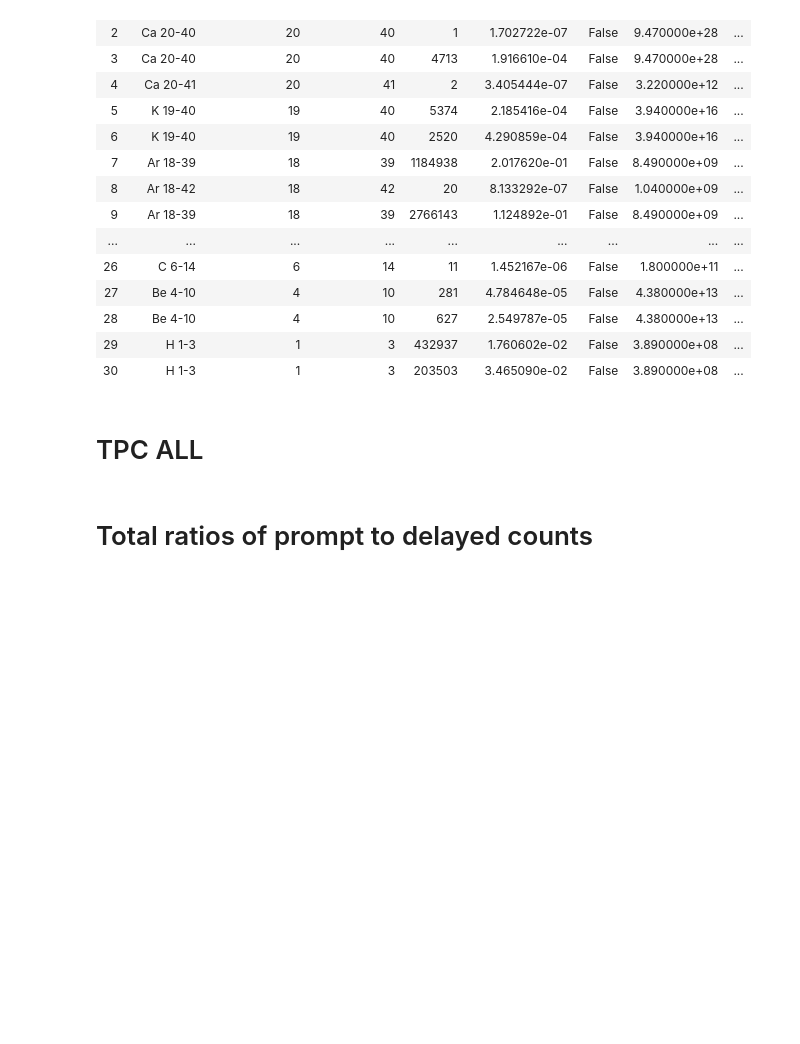
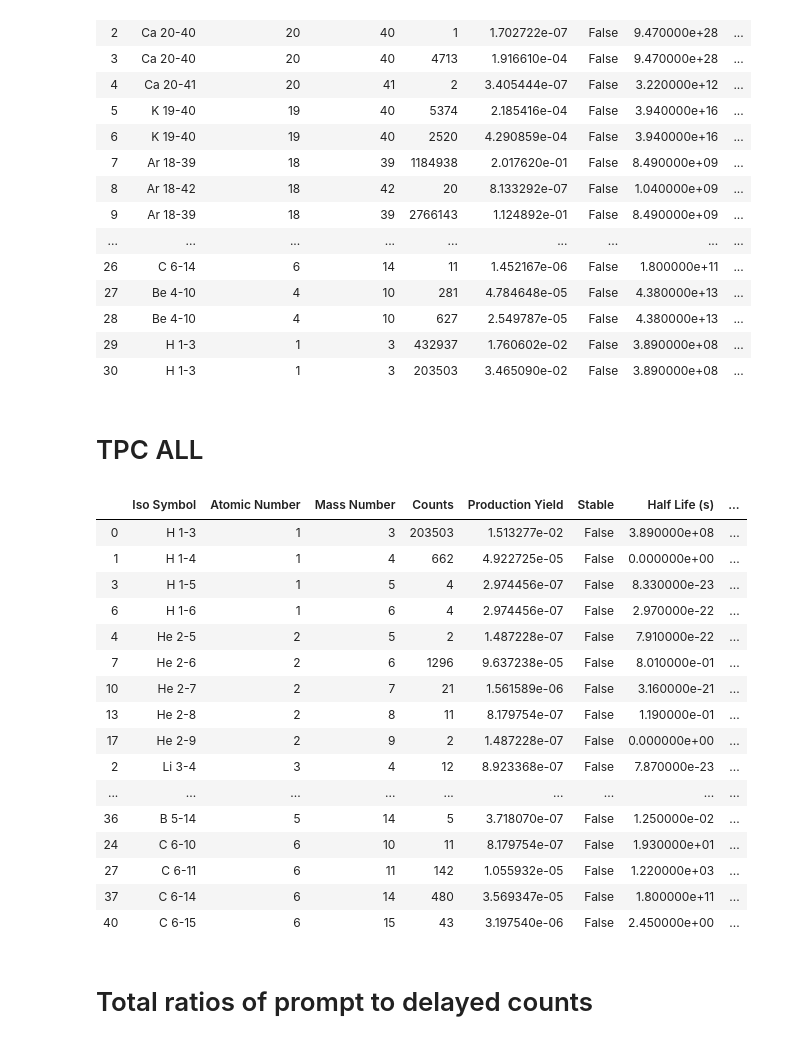
Before and after one commit to TomSB1423/nucleide_data, a Jupyter notebook: vol_counts-shielding.ipynb, the cells around one changed output. Drawn from its saved outputs; the diff is of its cells as text; code cells hidden in the pictures; blank space fills up the shorter version.

```diff
--- a/vol_counts-shielding.ipynb
+++ b/vol_counts-shielding.ipynb
@@ -223,9 +242,27 @@ TPC Delayed: 7
 # %%
 df_TPC_unstable = df_TPC[df_TPC["Stable"] == False]
 df_TPC_unstable["Production (/yr)"] = df_TPC_unstable["Counts"] / sim_length
 #df_TPC_unstable = df_TPC_unstable[df_TPC_unstable["Half Life (s)"] < upper_lim].sort_values("Half Life (s)")
 df_TPC_unstable["Yield per Muon (/yr)"] = df_TPC_unstable["Counts"] / muon_no
-df_TPC_unstable = df_TPC_unstable[df_TPC_unstable["Production (/yr)"] > 0.5]
+df_TPC_unstable.sort_values(["Atomic Number", "Mass Number"]).head(30)
+# %% [output]
+|  | Iso Symbol | Atomic Number | Mass Number | Counts | Production Yield | Stable | Half Life (s) | ... |
+| 0 | H 1-3 | 1 | 3 | 203503 | 1.513277e-02 | False | 3.890000e+08 | ... |
+| 1 | H 1-4 | 1 | 4 | 662 | 4.922725e-05 | False | 0.000000e+00 | ... |
+| 3 | H 1-5 | 1 | 5 | 4 | 2.974456e-07 | False | 8.330000e-23 | ... |
+| 6 | H 1-6 | 1 | 6 | 4 | 2.974456e-07 | False | 2.970000e-22 | ... |
+| 4 | He 2-5 | 2 | 5 | 2 | 1.487228e-07 | False | 7.910000e-22 | ... |
+| 7 | He 2-6 | 2 | 6 | 1296 | 9.637238e-05 | False | 8.010000e-01 | ... |
+| 10 | He 2-7 | 2 | 7 | 21 | 1.561589e-06 | False | 3.160000e-21 | ... |
+| 13 | He 2-8 | 2 | 8 | 11 | 8.179754e-07 | False | 1.190000e-01 | ... |
+| 17 | He 2-9 | 2 | 9 | 2 | 1.487228e-07 | False | 0.000000e+00 | ... |
+| 2 | Li 3-4 | 3 | 4 | 12 | 8.923368e-07 | False | 7.870000e-23 | ... |
+| ... | ... | ... | ... | ... | ... | ... | ... | ... |
+| 36 | B 5-14 | 5 | 14 | 5 | 3.718070e-07 | False | 1.250000e-02 | ... |
+| 24 | C 6-10 | 6 | 10 | 11 | 8.179754e-07 | False | 1.930000e+01 | ... |
+| 27 | C 6-11 | 6 | 11 | 142 | 1.055932e-05 | False | 1.220000e+03 | ... |
+| 37 | C 6-14 | 6 | 14 | 480 | 3.569347e-05 | False | 1.800000e+11 | ... |
+| 40 | C 6-15 | 6 | 15 | 43 | 3.197540e-06 | False | 2.450000e+00 | ... |
 # %% [markdown]
 # Total ratios of prompt to delayed counts
 # %%
```
Also changed, not shown: parts of 5 cells of this notebook, 3 other files.
